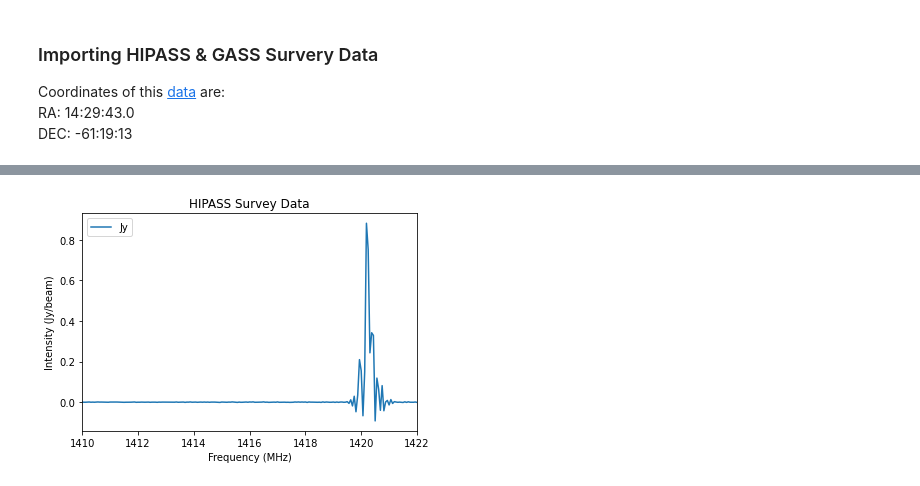
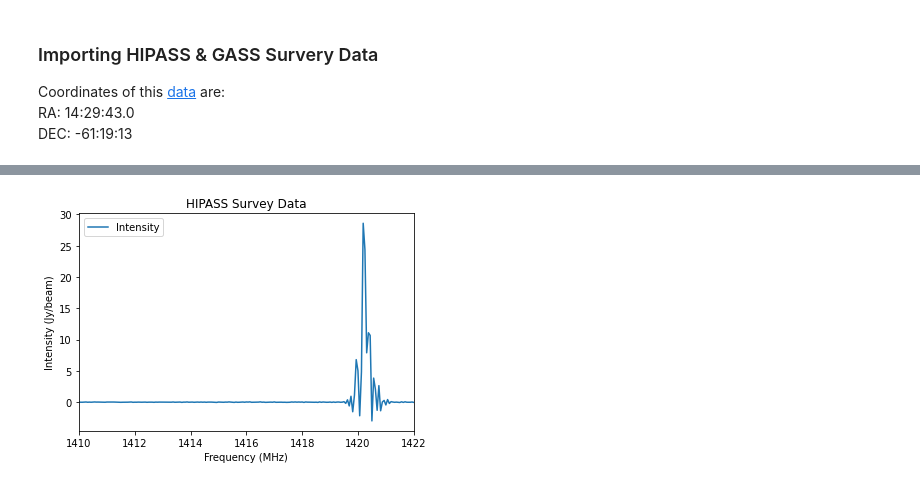
Before and after one commit to rtraas/SETI-Proxima-Centauri, a Jupyter notebook: H21cm.ipynb, the cells around one changed output, grey strips where cells are left out. Cells and saved outputs as stored; diff of their text form; code cells hidden in the pictures.

```diff
--- a/H21cm.ipynb
+++ b/H21cm.ipynb
@@ -190,17 +174,18 @@ data
 # %%
 #Intensity is Jy/beam so here is a conversion
-bmaj = 14.3 * u.arcmin
-beam_area = 2*np.pi*bmaj/(4*np.log(2))
-data['Jy'] = data['Intensity'] * u.Jy/beam_area
-data['Db']
+#TODO: this still needs work if I am going to calibrate this way
+# bmaj = 14.3 * u.arcmin
+# beam_area = 2*np.pi*bmaj/(4*np.log(2))
+# data['Jy'] = data['Intensity'] * u.Jy/beam_area
+# data['Db']
 # %%
-data.plot('Spectral axis','Jy')
+data.plot('Spectral axis','Intensity')
 plt.xlim(1410,1422)
 plt.xlabel('Frequency (MHz)')
 plt.ylabel('Intensity (Jy/beam)')
 plt.title('HIPASS Survey Data')
 plt.show()
 # %% [output]
-[figure, old version]
+[figure, new version]
 # %%
 GASS = pd.read_csv('GASS_ProxCen.txt', sep=" ")
```
Also changed, not shown: parts of 11 cells of this notebook, 11 other files.
